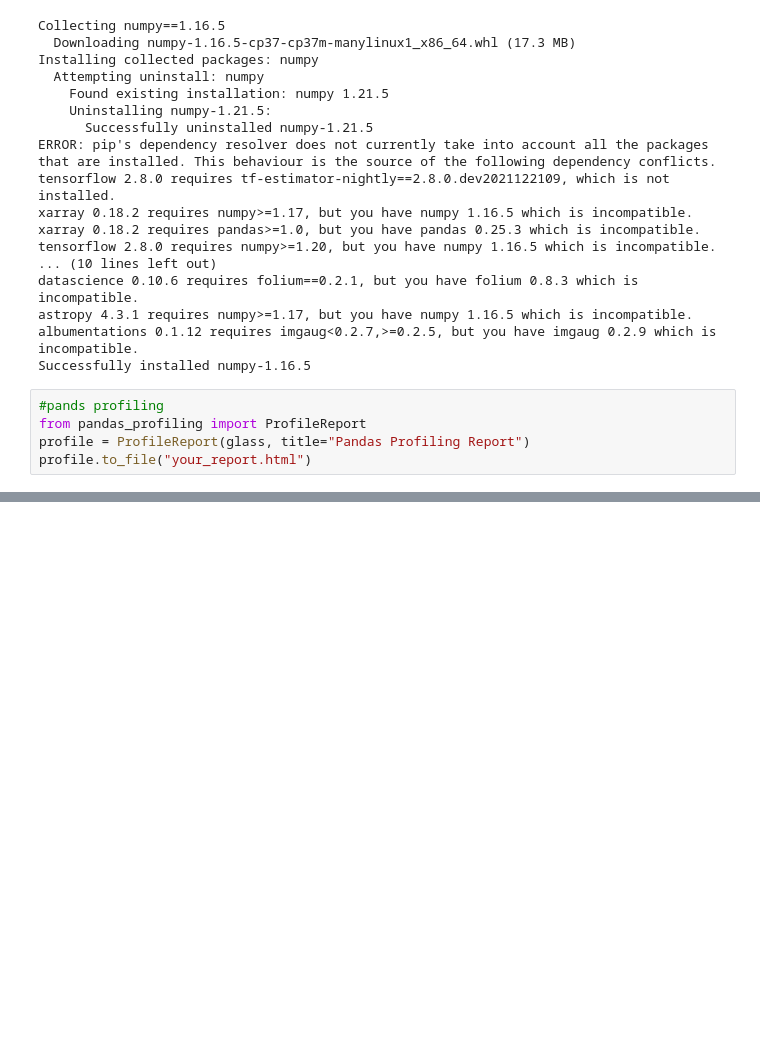
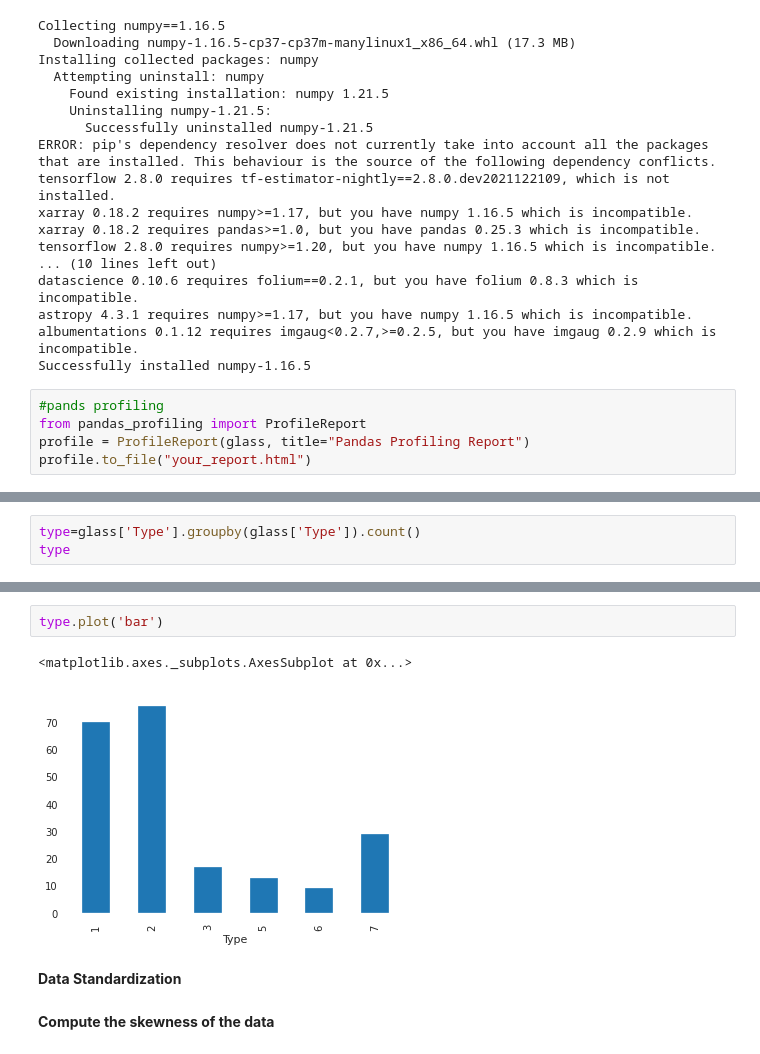
Before and after one commit to arunsk03/arunsk03, a Jupyter notebook: KNN ML Intermidiate.ipynb, the cells around one changed output, grey strips where cells are left out. Saved outputs shown, nothing was run; the diff lists cells and outputs as text; blank space fills up the shorter version.

```diff
--- a/KNN ML Intermidiate.ipynb
+++ b/KNN ML Intermidiate.ipynb
@@ -85,0 +94,3 @@ profile.to_file("your_report.html")
+# %%
+type=glass['Type'].groupby(glass['Type']).count()
+type
@@ -85,0 +106,9 @@ profile.to_file("your_report.html")
+# %%
+type.plot('bar')
+# %% [output]
+<matplotlib.axes._subplots.AxesSubplot at 0x...>
+[figure, added]
+# %% [markdown]
+**Data Standardization**
+# %% [markdown]
+**Compute the skewness of the data**
```
Also changed, not shown: parts of 20 cells of this notebook.
